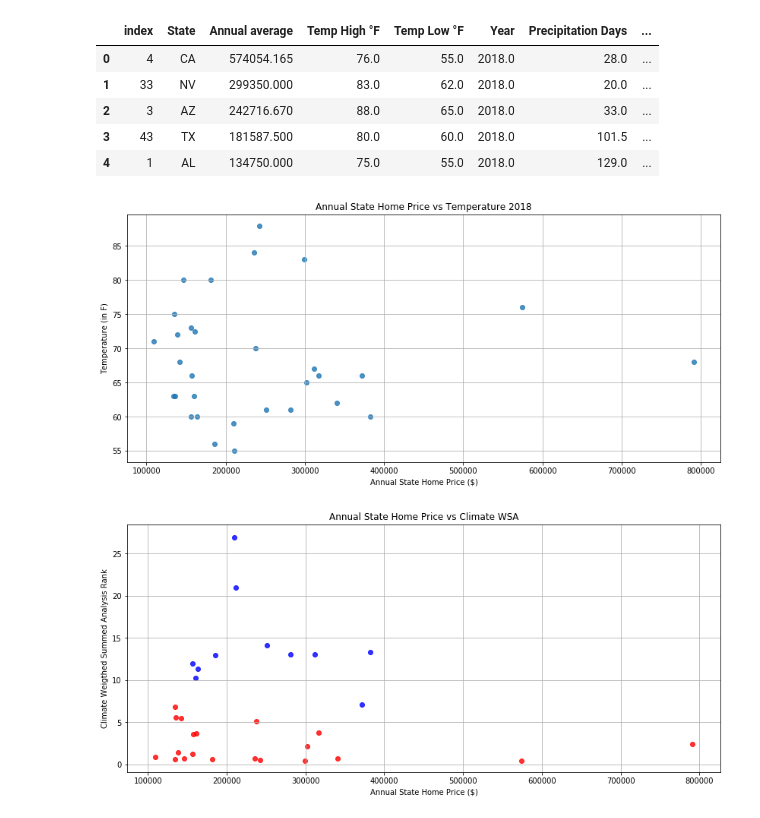
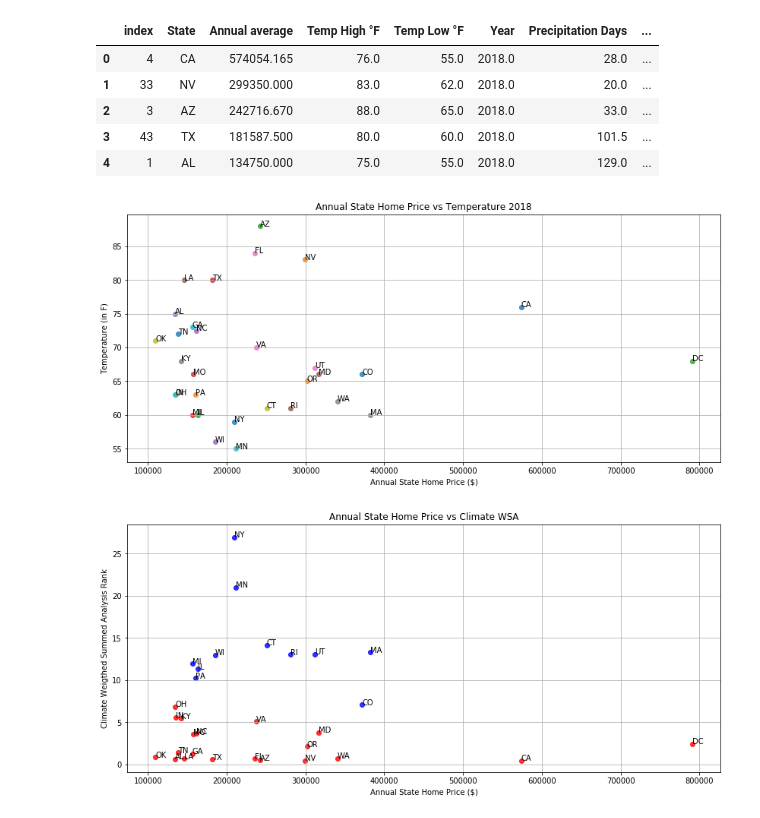
Before and after one commit to prakashbalasubramaniam/The_Incredible_Quad, a Jupyter notebook: Climate_analysis/climate_main_analysis.ipynb, the cells around one changed output. Cells and saved outputs as stored; diff of their text form; code cells hidden in the pictures.

Commit message:
Upload Climate Analysis script and saved plots. Update Working_Presentation with Climate analysis

```diff
--- a/Climate_analysis/climate_main_analysis.ipynb
+++ b/Climate_analysis/climate_main_analysis.ipynb
@@ -407,20 +418,28 @@ homeprice_climatewsa_merged_df.head()
 # %%
 #plot scatter to see correlation between home prices and climate by sorted WSA State
 fig, ax4 = plt.subplots(figsize=(figsize_x, figsize_y))
 
 #plot scatter chart
-plt.scatter(homeprice_climatewsa_merged_df['Annual average'], homeprice_climatewsa_merged_df['Temp High °F'], alpha=0.8)
+#plt.scatter(homeprice_climatewsa_merged_df['Annual average'], homeprice_climatewsa_merged_df['Temp High °F'], alpha=0.8)
+
+for i in range(len(homeprice_climatewsa_merged_df)):
+    plt.scatter(homeprice_climatewsa_merged_df.loc[i, 'Annual average'],
+                homeprice_climatewsa_merged_df.loc[i, 'Temp High °F'],
+                alpha=0.8)
+    #label dot by State
+    ax4.annotate(homeprice_climatewsa_merged_df.loc[i, 'State'], (homeprice_climatewsa_merged_df.loc[i, 'Annual average']+3,
+                homeprice_climatewsa_merged_df.loc[i, 'Temp High °F']))
 
 #label, enable grid and title scatter plot
 plt.title('Annual State Home Price vs Temperature 2018')
 plt.xlabel('Annual State Home Price ($)')
 plt.ylabel('Temperature (in F)')
 ax4.grid()
 
 # Save the Figure
 plt.savefig("Climate_images/annual_homeprice_vs_Temperature.png")
 # %% [output]
-[figure, old version]
+[figure, new version]
 # %%
 #plot scatter to see correlation between home prices and climate by sorted WSA State
 fig, ax5 = plt.subplots(figsize=(figsize_x, figsize_y))
@@ -434,6 +453,9 @@ for i in range(len(homeprice_climatewsa_merged_df)):
     plt.scatter(homeprice_climatewsa_merged_df.loc[i, 'Annual average'],
                 homeprice_climatewsa_merged_df.loc[i, 'Total WSA'],
                 c=color, alpha=0.8)
+    #label dot by State
+    ax5.annotate(homeprice_climatewsa_merged_df.loc[i, 'State'], (homeprice_climatewsa_merged_df.loc[i, 'Annual average']+3,
+                homeprice_climatewsa_merged_df.loc[i, 'Total WSA']))
 
 #label, enable grid and title scatter plot
 plt.title('Annual State Home Price vs Climate WSA')
@@ -444,4 +466,4 @@ ax5.grid()
 # Save the Figure
 plt.savefig("Climate_images/annual_homeprice_vs_ClimateWSA.png")
 # %% [output]
-[figure, old version]
+[figure, new version]
```
Also changed, not shown: parts of 1 cell of this notebook, 4 other files.
